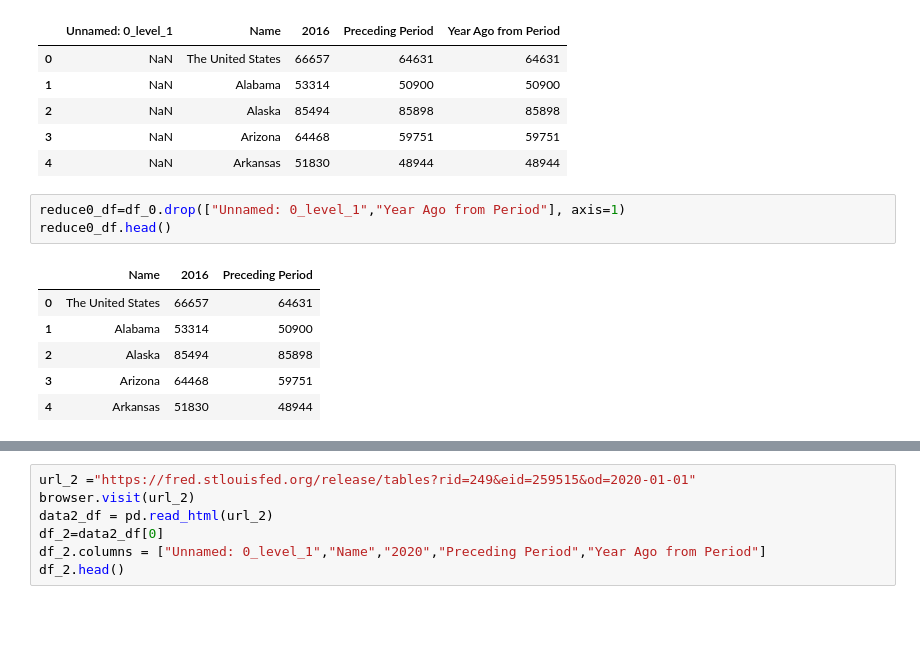
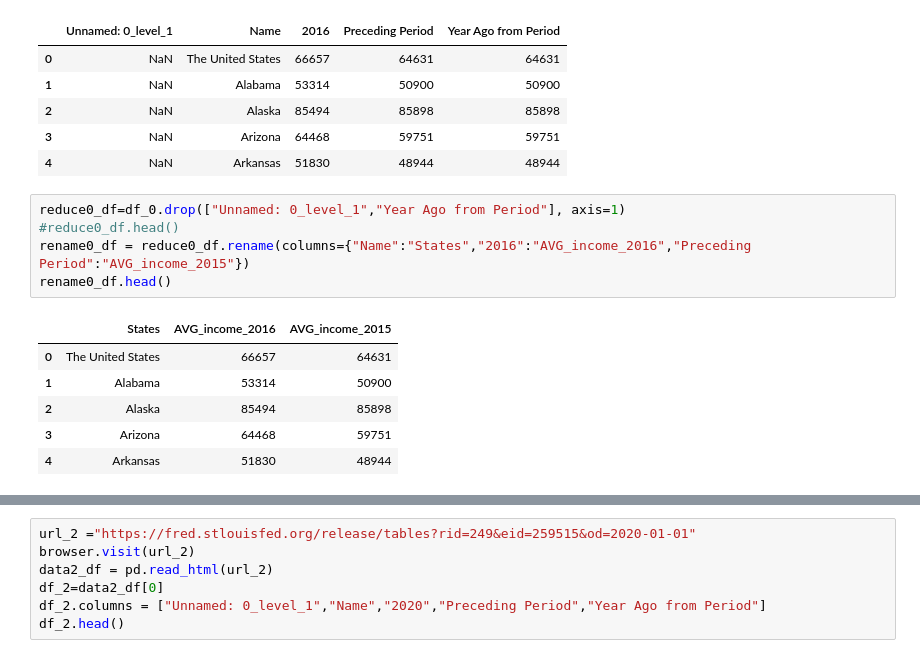
Before and after one commit to KWASSI09/Gun_Background_Check, a Jupyter notebook: Background_Clean.ipynb, the cells around one changed output, grey strips where cells are left out. Drawn from its saved outputs; the diff is of its cells as text; blank space fills up the shorter version.

Commit message:
merging the income df

```diff
--- a/Background_Clean.ipynb
+++ b/Background_Clean.ipynb
@@ -197,9 +188,11 @@ df_0.head()
 | 4 | NaN | Arkansas | 51830 | 48944 | 48944 |
 # %%
 reduce0_df=df_0.drop(["Unnamed: 0_level_1","Year Ago from Period"], axis=1)
-reduce0_df.head()
+#reduce0_df.head()
+rename0_df = reduce0_df.rename(columns={"Name":"States","2016":"AVG_income_2016","Preceding Period":"AVG_income_2015"})
+rename0_df.head()
 # %% [output]
-|  | Name | 2016 | Preceding Period |
+|  | States | AVG_income_2016 | AVG_income_2015 |
 | 0 | The United States | 66657 | 64631 |
 | 1 | Alabama | 53314 | 50900 |
 | 2 | Alaska | 85494 | 85898 |
```
Also changed, not shown: parts of 13 cells of this notebook.
